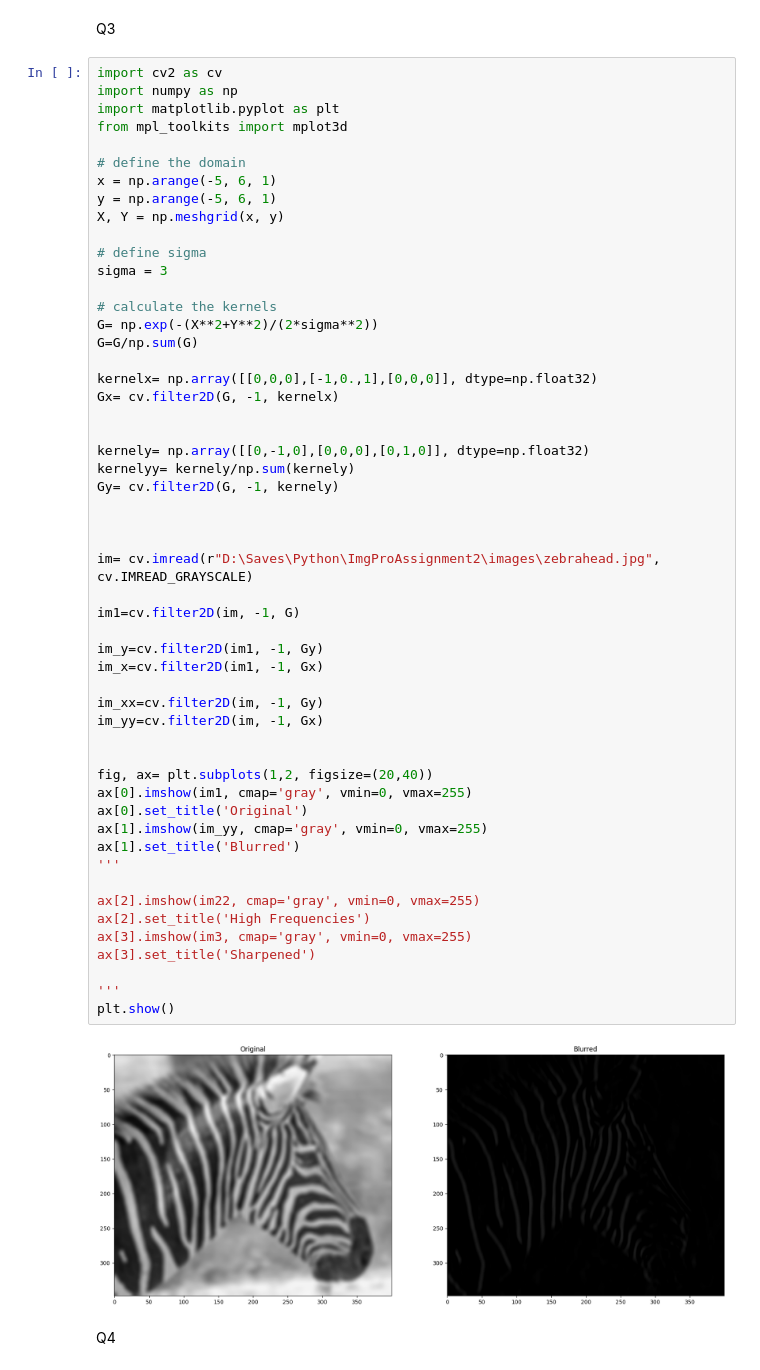
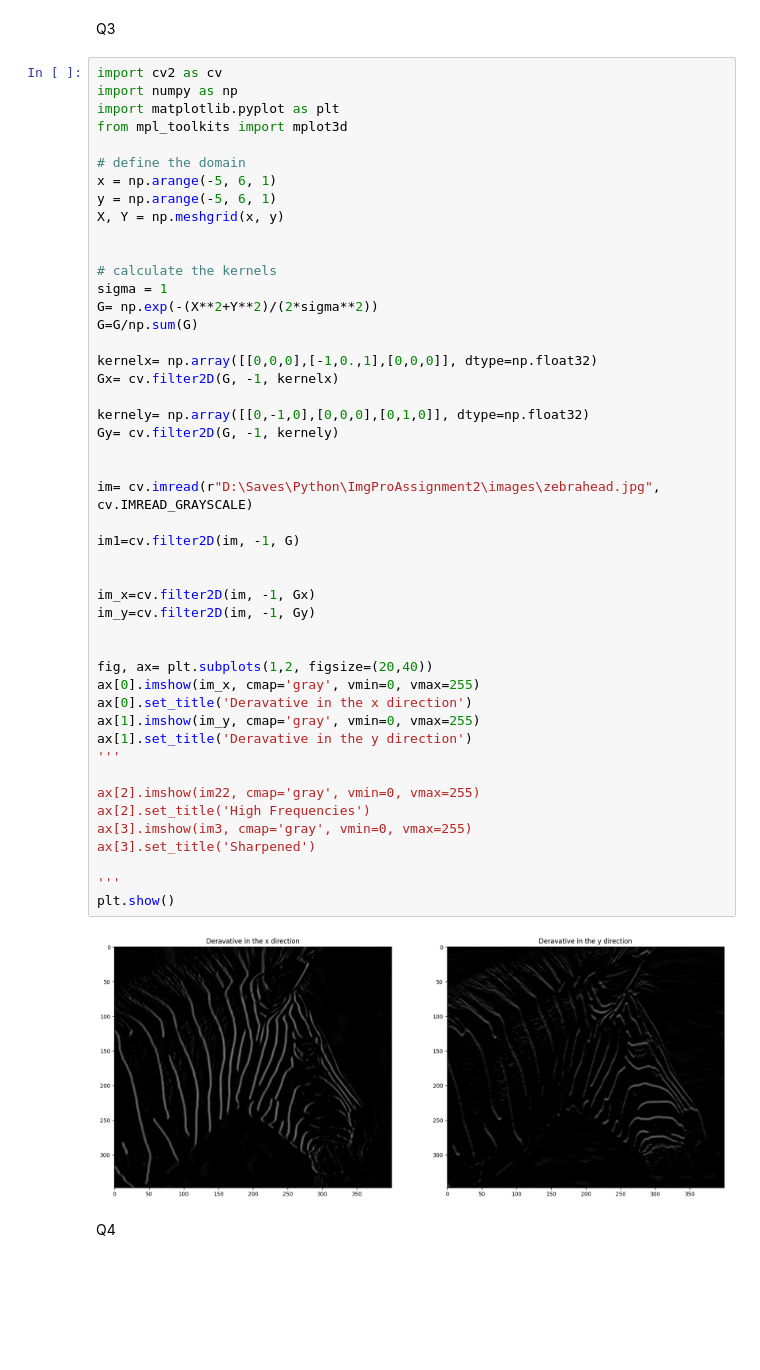
Before and after one commit to SathyaYapa/ImgProAssignment2, a Jupyter notebook: d_eng_21_0109_a02.ipynb, the cells around one changed output. Drawn from its saved outputs; the diff is of its cells as text; blank space fills up the shorter version.

```diff
--- a/d_eng_21_0109_a02.ipynb
+++ b/d_eng_21_0109_a02.ipynb
@@ -88,50 +88,44 @@ x = np.arange(-5, 6, 1)
 y = np.arange(-5, 6, 1)
 X, Y = np.meshgrid(x, y)
 
-# define sigma
-sigma = 3
 
 # calculate the kernels
+sigma = 1
 G= np.exp(-(X**2+Y**2)/(2*sigma**2))
 G=G/np.sum(G)
 
 kernelx= np.array([[0,0,0],[-1,0.,1],[0,0,0]], dtype=np.float32)
 Gx= cv.filter2D(G, -1, kernelx)
 
-
 kernely= np.array([[0,-1,0],[0,0,0],[0,1,0]], dtype=np.float32)
-kernelyy= kernely/np.sum(kernely)
 Gy= cv.filter2D(G, -1, kernely)
-
 
 
 im= cv.imread(r"D:\Saves\Python\ImgProAssignment2\images\zebrahead.jpg", cv.IMREAD_GRAYSCALE)
 
 im1=cv.filter2D(im, -1, G)
 
-im_y=cv.filter2D(im1, -1, Gy)
-im_x=cv.filter2D(im1, -1, Gx)
 
-im_xx=cv.filter2D(im, -1, Gy)
-im_yy=cv.filter2D(im, -1, Gx)
+im_x=cv.filter2D(im, -1, Gx)
+im_y=cv.filter2D(im, -1, Gy)
 
 
 fig, ax= plt.subplots(1,2, figsize=(20,40))
-ax[0].imshow(im1, cmap='gray', vmin=0, vmax=255)
-ax[0].set_title('Original')
-ax[1].imshow(im_yy, cmap='gray', vmin=0, vmax=255)
-ax[1].set_title('Blurred')
+ax[0].imshow(im_x, cmap='gray', vmin=0, vmax=255)
+ax[0].set_title('Deravative in the x direction')
+ax[1].imshow(im_y, cmap='gray', vmin=0, vmax=255)
+ax[1].set_title('Deravative in the y direction')
 '''
 
 ax[2].imshow(im22, cmap='gray', vmin=0, vmax=255)
 ax[2].set_title('High Frequencies')
 ax[3].imshow(im3, cmap='gray', vmin=0, vmax=255)
 ax[3].set_title('Sharpened')
 
 '''
 plt.show()
 # %% [output]
-[figure, old version]
+[figure, new version]
 # %% [markdown]
 Q4
 # %%
```
Also changed, not shown: parts of 2 cells of this notebook, 1 other file.
